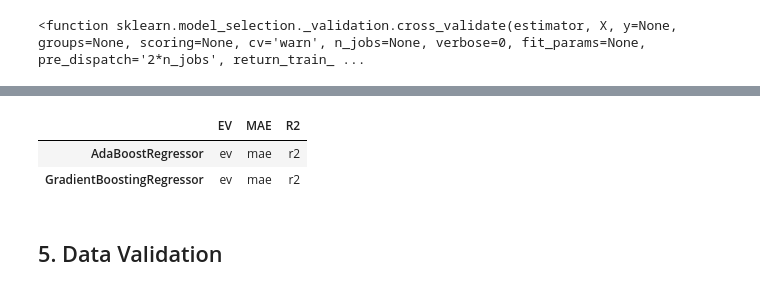
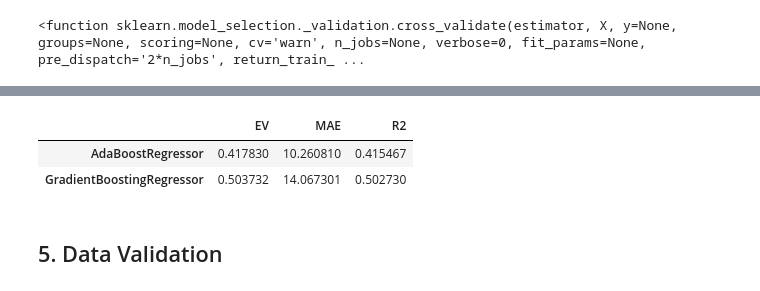
Before and after one commit to meTowhid/ResumeRecommendation, a Jupyter notebook: dev_hannan.ipynb, the cells around one changed output, grey strips where cells are left out. Cells and saved outputs as stored; diff of their text form; code cells hidden in the pictures.

```diff
--- a/dev_hannan.ipynb
+++ b/dev_hannan.ipynb
@@ -349,26 +347,23 @@ val_results
 # %%
 trts_result_table = pd.DataFrame(columns=['EV','MAE','R2'])
 
 for regessor in regressors:
     regr = regessor.fit(X_train, y_train.values.ravel())
-    y_pred_trts = regr.predict(X_test)
+    y_pred_base = regr.predict(X_test)
 
-    r2 = r2_score(y_test, y_pred_trts)
-
-    trts_result_table = trts_result_table.append({'EV':ev,
-                                                  'MAE':mae,
-                                                  'R2':r2},
-                                                 ignore_index=True)
+    trts_result_table = trts_result_table.append({'EV':explained_variance_score(y_test, y_pred_base),
+                                             'MAE':mean_absolute_error(y_test, y_pred_base),
+                                             'R2':r2_score(y_test, y_pred_base)}, ignore_index=True)
 
 trts_result_table.rename(index={0:'AdaBoostRegressor',
                                 1:'GradientBoostingRegressor'}, inplace=True)
 
 # display(Markdown("**Train-Test Performance**"))
 trts_result_table
 # %% [output]
 |  | EV | MAE | R2 |
-| AdaBoostRegressor | ev | mae | r2 |
-| GradientBoostingRegressor | ev | mae | r2 |
+| AdaBoostRegressor | 0.417830 | 10.260810 | 0.415467 |
+| GradientBoostingRegressor | 0.503732 | 14.067301 | 0.502730 |
 # %% [markdown]
 ## 5. Data Validation
 # %% [markdown]
```
Also changed, not shown: parts of 9 cells of this notebook, 3 other files.
